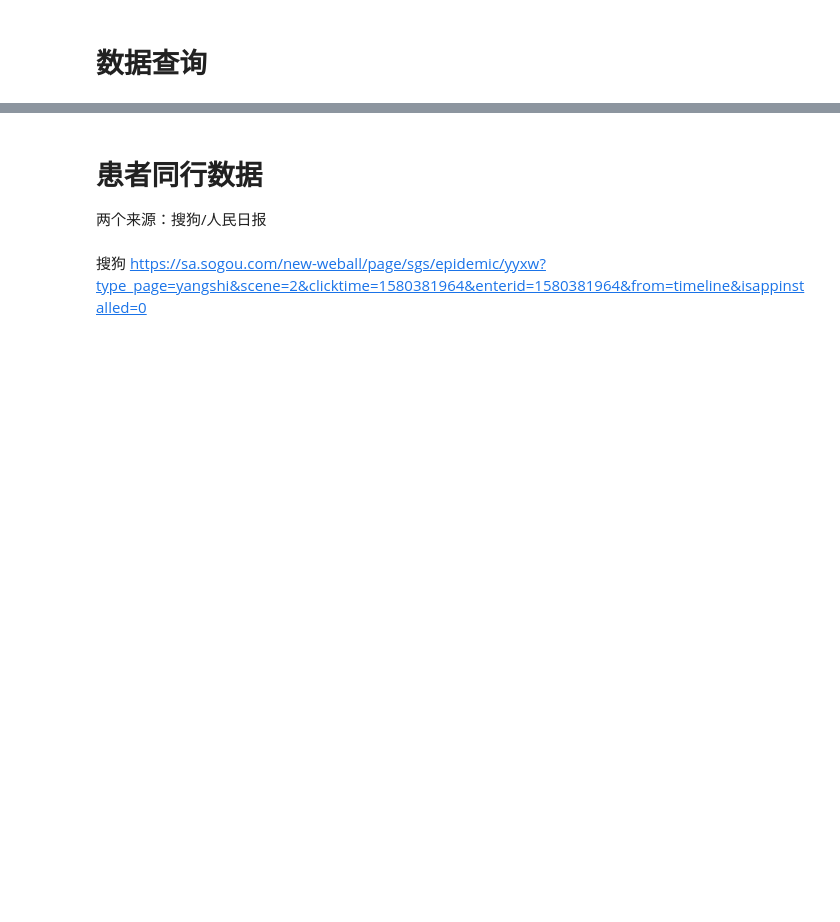
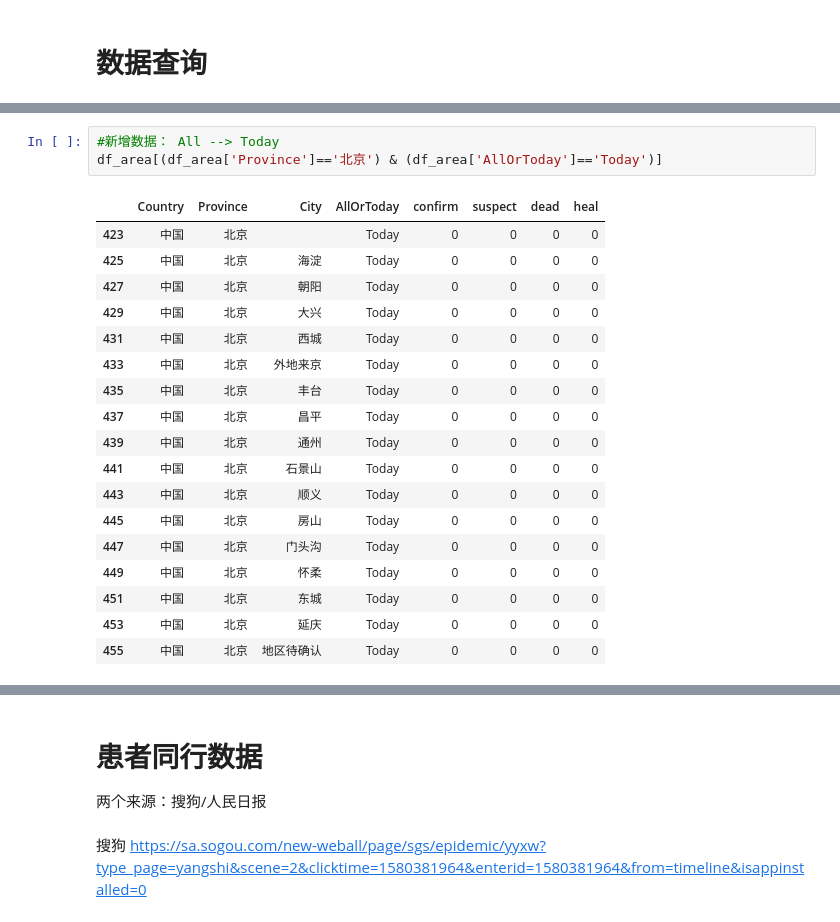
Before and after one commit to leonardzh/nCov2019-data-py, a Jupyter notebook: nCov2019Data.ipynb, the cells around one changed output, grey strips where cells are left out. Cells and saved outputs as stored; diff of their text form; blank space fills up the shorter version.

```diff
--- a/nCov2019Data.ipynb
+++ b/nCov2019Data.ipynb
@@ -133,0 +170,22 @@ df_area[(df_area['Province']=='北京') & (df_area['AllOrToday']=='All')]
+# %%
+#新增数据： All --> Today
+df_area[(df_area['Province']=='北京') & (df_area['AllOrToday']=='Today')]
+# %% [output]
+|  | Country | Province | City | AllOrToday | confirm | suspect | dead | heal |
+| 423 | 中国 | 北京 |  | Today | 0 | 0 | 0 | 0 |
+| 425 | 中国 | 北京 | 海淀 | Today | 0 | 0 | 0 | 0 |
+| 427 | 中国 | 北京 | 朝阳 | Today | 0 | 0 | 0 | 0 |
+| 429 | 中国 | 北京 | 大兴 | Today | 0 | 0 | 0 | 0 |
+| 431 | 中国 | 北京 | 西城 | Today | 0 | 0 | 0 | 0 |
+| 433 | 中国 | 北京 | 外地来京 | Today | 0 | 0 | 0 | 0 |
+| 435 | 中国 | 北京 | 丰台 | Today | 0 | 0 | 0 | 0 |
+| 437 | 中国 | 北京 | 昌平 | Today | 0 | 0 | 0 | 0 |
+| 439 | 中国 | 北京 | 通州 | Today | 0 | 0 | 0 | 0 |
+| 441 | 中国 | 北京 | 石景山 | Today | 0 | 0 | 0 | 0 |
+| 443 | 中国 | 北京 | 顺义 | Today | 0 | 0 | 0 | 0 |
+| 445 | 中国 | 北京 | 房山 | Today | 0 | 0 | 0 | 0 |
+| 447 | 中国 | 北京 | 门头沟 | Today | 0 | 0 | 0 | 0 |
+| 449 | 中国 | 北京 | 怀柔 | Today | 0 | 0 | 0 | 0 |
+| 451 | 中国 | 北京 | 东城 | Today | 0 | 0 | 0 | 0 |
+| 453 | 中国 | 北京 | 延庆 | Today | 0 | 0 | 0 | 0 |
+| 455 | 中国 | 北京 | 地区待确认 | Today | 0 | 0 | 0 | 0 |
```
Also changed, not shown: parts of 10 cells of this notebook, 1 other file.
